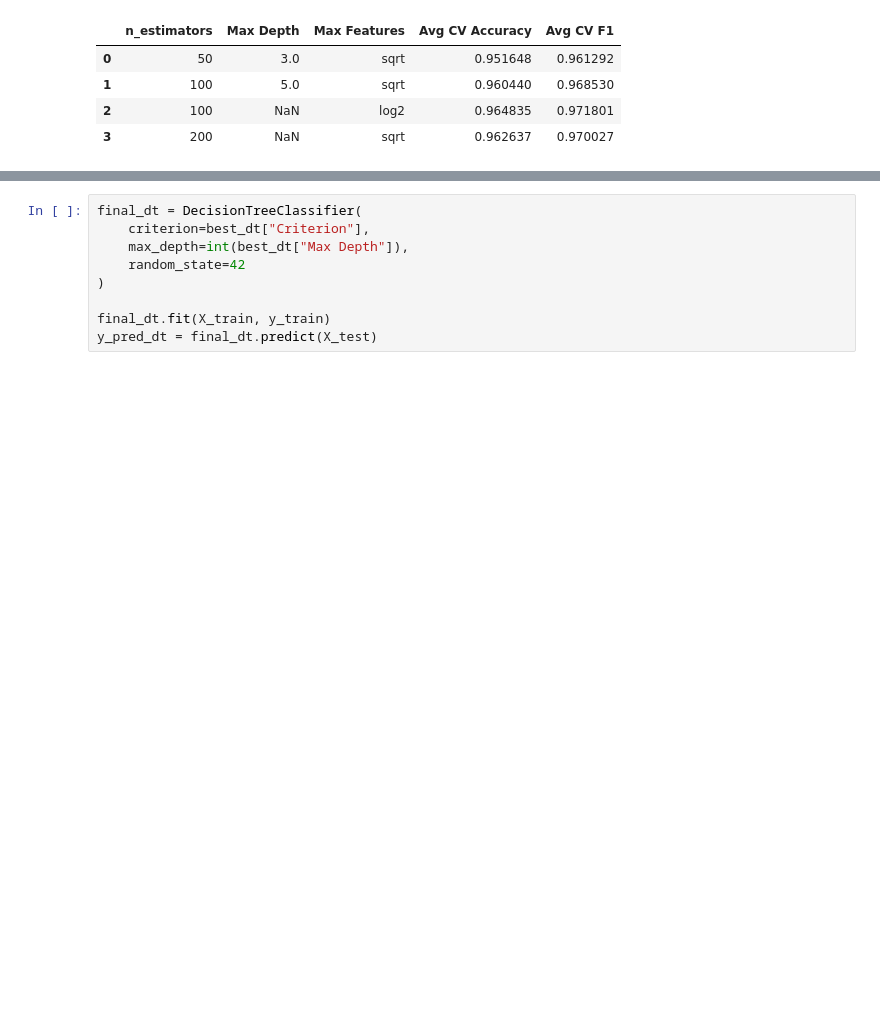
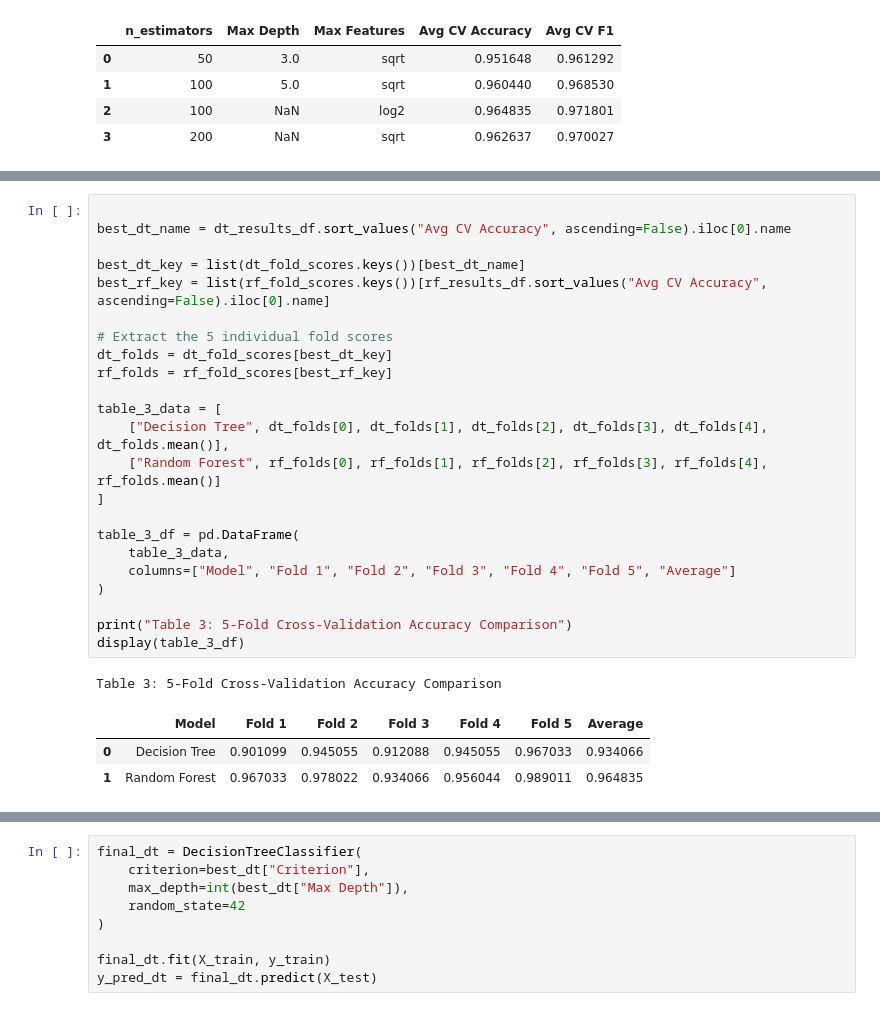
Before and after one commit to AvGeeky/ML_Lab_Sai, a Jupyter notebook: Ex6/Ex6.ipynb, the cells around one changed output, grey strips where cells are left out. Saved outputs shown, nothing was run; the diff lists cells and outputs as text; blank space fills up the shorter version.

```diff
--- a/Ex6/Ex6.ipynb
+++ b/Ex6/Ex6.ipynb
@@ -170,3 +258,31 @@ rf_results_df
+# %%
+
+best_dt_name = dt_results_df.sort_values("Avg CV Accuracy", ascending=False).iloc[0].name
+
+best_dt_key = list(dt_fold_scores.keys())[best_dt_name]
+best_rf_key = list(rf_fold_scores.keys())[rf_results_df.sort_values("Avg CV Accuracy", ascending=False).iloc[0].name]
+
+# Extract the 5 individual fold scores
+dt_folds = dt_fold_scores[best_dt_key]
+rf_folds = rf_fold_scores[best_rf_key]
+
+table_3_data = [
+    ["Decision Tree", dt_folds[0], dt_folds[1], dt_folds[2], dt_folds[3], dt_folds[4], dt_folds.mean()],
+    ["Random Forest", rf_folds[0], rf_folds[1], rf_folds[2], rf_folds[3], rf_folds[4], rf_folds.mean()]
+]
+
+table_3_df = pd.DataFrame(
+    table_3_data,
+    columns=["Model", "Fold 1", "Fold 2", "Fold 3", "Fold 4", "Fold 5", "Average"]
+)
+
+print("Table 3: 5-Fold Cross-Validation Accuracy Comparison")
+display(table_3_df)
+# %% [output]
+Table 3: 5-Fold Cross-Validation Accuracy Comparison
+|  | Model | Fold 1 | Fold 2 | Fold 3 | Fold 4 | Fold 5 | Average |
+| 0 | Decision Tree | 0.901099 | 0.945055 | 0.912088 | 0.945055 | 0.967033 | 0.934066 |
+| 1 | Random Forest | 0.967033 | 0.978022 | 0.934066 | 0.956044 | 0.989011 | 0.964835 |
 # %%
 
 best_dt = dt_results_df.sort_values("Avg CV Accuracy", ascending=False).iloc[0]
```
Also changed, not shown: parts of 5 cells of this notebook.
